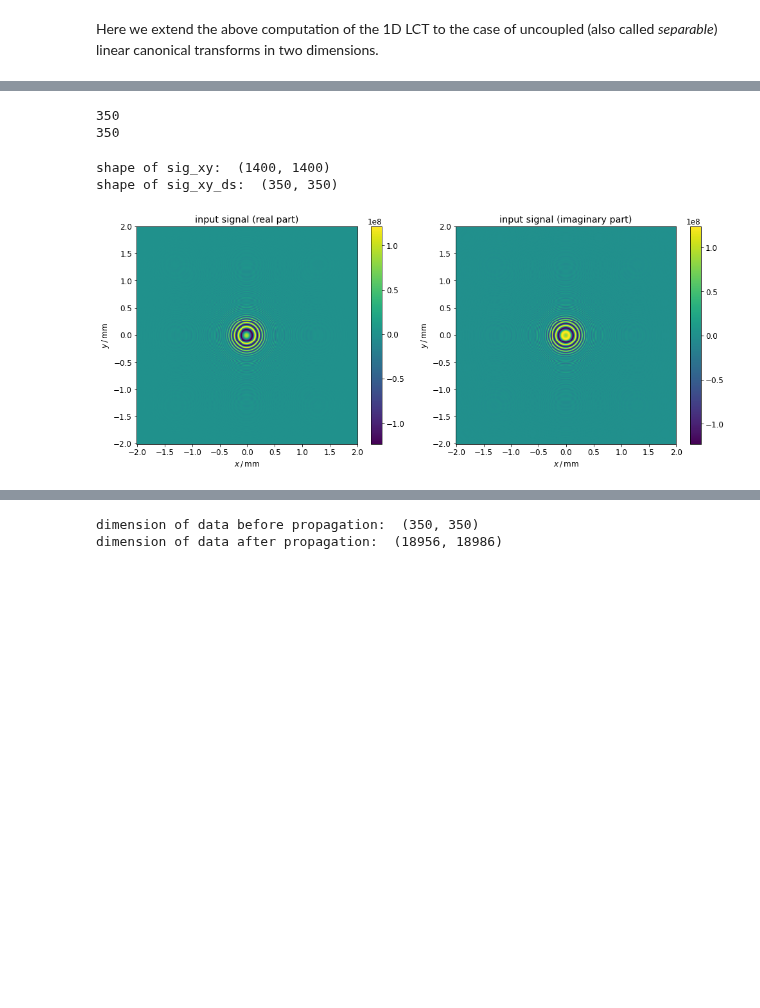
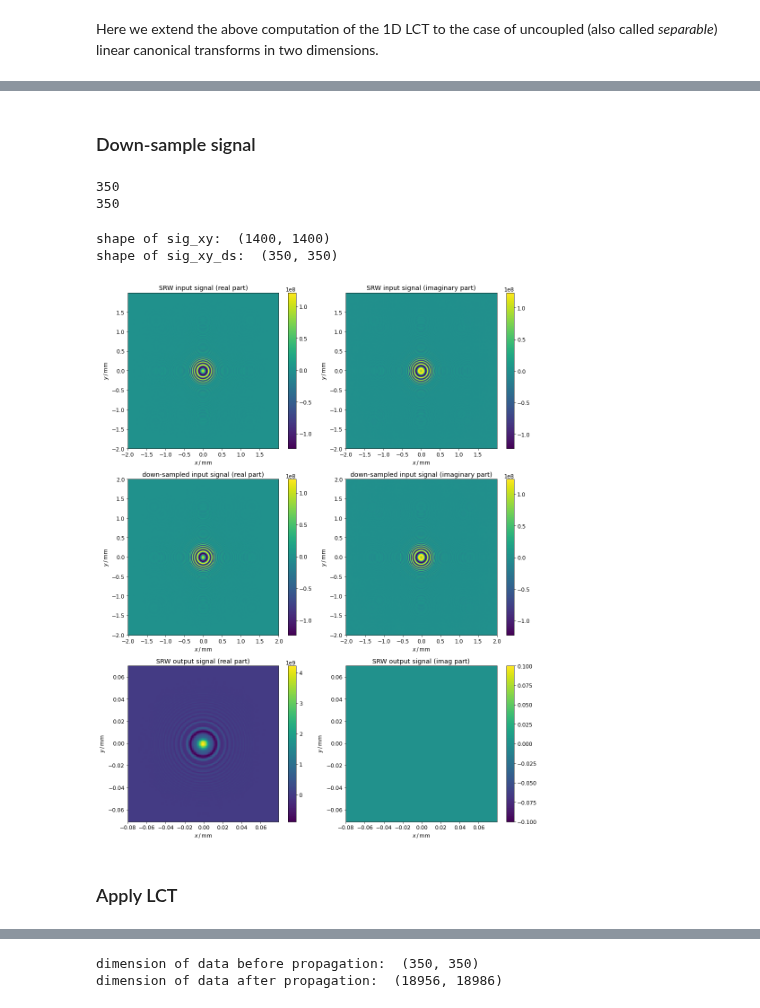
Before and after one commit to radiasoft/rslight, a Jupyter notebook: LCT/FastLCT2_nick01.ipynb, the cells around one changed output, grey strips where cells are left out. Drawn from its saved outputs; the diff is of its cells as text; code cells hidden in the pictures; blank space fills up the shorter version.

```diff
--- a/LCT/FastLCT2_nick01.ipynb
+++ b/LCT/FastLCT2_nick01.ipynb
@@ -845,3 +889,8 @@ print(np.shape(ur_elec_field_tot))
+# %%
+ur_elec_field_prop_re = np.loadtxt('data/ur_elec_field_2d_re_37p5m.txt')
+ur_elec_field_prop_im = np.loadtxt('data/ur_elec_field_2d_im_37p5m.txt')
+ur_elec_field_prop = ur_elec_field_prop_re + 1j * ur_elec_field_prop_im
+print(np.shape(ur_elec_field_prop))
 # %%
 ns = 1400                                       # no. of samples
 dX = 0.002857                                   # spacing [mm]
@@ -850,6 +899,3 @@ xv = lct_abscissae(ns, dX, ishift = False)      # x values array
 ns = 1400                                       # no. of samples
 dY = 0.002857                                   # spacing [mm]
 yv = lct_abscissae(ns, dY, ishift = False)      # y values array
-# %%
-# sig_xy = [ [ (1 + np.cos(x)) * (1 + np.cos(y)) for x in xv ] for y in yv ]    # test function (x, y)
-sig_xy = ur_elec_field_tot
@@ -855,0 +906,6 @@ sig_xy = ur_elec_field_tot
+# %%
+srw_out_range_x = 2 * 79.e-3
+srw_out_range_y = 2 * 70.e-3
+srw_out_dx = srw_out_range_x / (140 - 1)
+srw_out_dy = srw_out_range_y / (140 - 1)
+srw_out_dx, srw_out_dy
@@ -858,3 +1104,5 @@ sig_xy = ur_elec_field_tot
+# %% [markdown]
+### Down-sample signal
 # %%
 ran_x = 4.0    # horizontal range [mm]
 ran_y = 4.0    # vertical range [mm]
@@ -874,43 +1122,88 @@ print(np.size(xv_ds))
 # %% [output]
 350
 350
+# %%
+xv_out = lct_abscissae(140, srw_out_dx, ishift = False)
+yv_out = lct_abscissae(140, srw_out_dy, ishift = False)
 # %%
 print('shape of sig_xy: ', np.shape(sig_xy))
 print('shape of sig_xy_ds: ', np.shape(sig_xy_ds))
 
 idx = 0
-n_rows = 1
+n_rows = 3
 n_cols = 2
 sz_h = 7
 sz_v = sz_h / 1.2
 plt.figure(figsize = (n_cols * sz_h, n_rows * sz_v))
 # shading = 'gouraud'
 shading = 'nearest'
 
 idx += 1
 ax = plt.subplot(n_rows, n_cols, idx)
 # ax.set_aspect(1.0)
+pcm = ax.pcolormesh(xv, yv, np.real(sig_xy), cmap = plt.cm.viridis, shading = shading)
+plt.colorbar(pcm)
+plt.title('SRW input signal (real part)')
+plt.xlabel(r'$x \,/\, \mathrm{mm}$')
+plt.ylabel(r'$y \,/\, \mathrm{mm}$')
+
+idx += 1
+ax = plt.subplot(n_rows, n_cols, idx)
+# ax.set_aspect(1.0)
+pcm = ax.pcolormesh(xv, yv, np.imag(sig_xy), cmap = plt.cm.viridis, shading = shading)
+plt.colorbar(pcm)
+plt.title('SRW input signal (imaginary part)')
+plt.xlabel(r'$x \,/\, \mathrm{mm}$')
+plt.ylabel(r'$y \,/\, \mathrm{mm}$')
+
+
+idx += 1
+ax = plt.subplot(n_rows, n_cols, idx)
+# ax.set_aspect(1.0)
 pcm = ax.pcolormesh(xv_ds, yv_ds, np.real(sig_xy_ds), cmap = plt.cm.viridis, shading = shading)
 plt.colorbar(pcm)
-plt.title('input signal (real part)')
+plt.title('down-sampled input signal (real part)')
 plt.xlabel(r'$x \,/\, \mathrm{mm}$')
 plt.ylabel(r'$y \,/\, \mathrm{mm}$')
 
 idx += 1
 ax = plt.subplot(n_rows, n_cols, idx)
 # ax.set_aspect(1.0)
 pcm = ax.pcolormesh(xv_ds, yv_ds, np.imag(sig_xy_ds), cmap = plt.cm.viridis, shading = shading)
 plt.colorbar(pcm)
-plt.title('input signal (imaginary part)')
+plt.title('down-sampled input signal (imaginary part)')
+plt.xlabel(r'$x \,/\, \mathrm{mm}$')
+plt.ylabel(r'$y \,/\, \mathrm{mm}$')
+
+
+idx += 1
+ax = plt.subplot(n_rows, n_cols, idx)
+# ax.set_aspect(1.0)
+pcm = ax.pcolormesh(xv_out, yv_out, np.real(ur_elec_field_prop_re), cmap = plt.cm.viridis, shading = shading)
+# pcm = ax.pcolormesh(np.real(ur_elec_field_prop_re), cmap = plt.cm.viridis, shading = shading)
+plt.colorbar(pcm)
+plt.title('SRW output signal (real part)')
+plt.xlabel(r'$x \,/\, \mathrm{mm}$')
+plt.ylabel(r'$y \,/\, \mathrm{mm}$')
+
+idx += 1
+ax = plt.subplot(n_rows, n_cols, idx)
+# ax.set_aspect(1.0)
+pcm = ax.pcolormesh(xv_out, yv_out, np.imag(ur_elec_field_prop_im), cmap = plt.cm.viridis, shading = shading)
+plt.colorbar(pcm)
+plt.title('SRW output signal (imag part)')
 plt.xlabel(r'$x \,/\, \mathrm{mm}$')
 plt.ylabel(r'$y \,/\, \mathrm{mm}$')
 
 plt.tight_layout()
+plt.savefig('SRW_inout.png')
 plt.show()
 # %% [output]
 shape of sig_xy:  (1400, 1400)
 shape of sig_xy_ds:  (350, 350)
-[figure, old version]
+[figure, new version]
+# %% [markdown]
+### Apply LCT
 # %%
 in_signal_2d = ( dX, dY, sig_xy )
 in_signal_2d_ds = ( dX_ds, dY_ds, sig_xy_ds )
```
Also changed, not shown: parts of 120 cells of this notebook.
